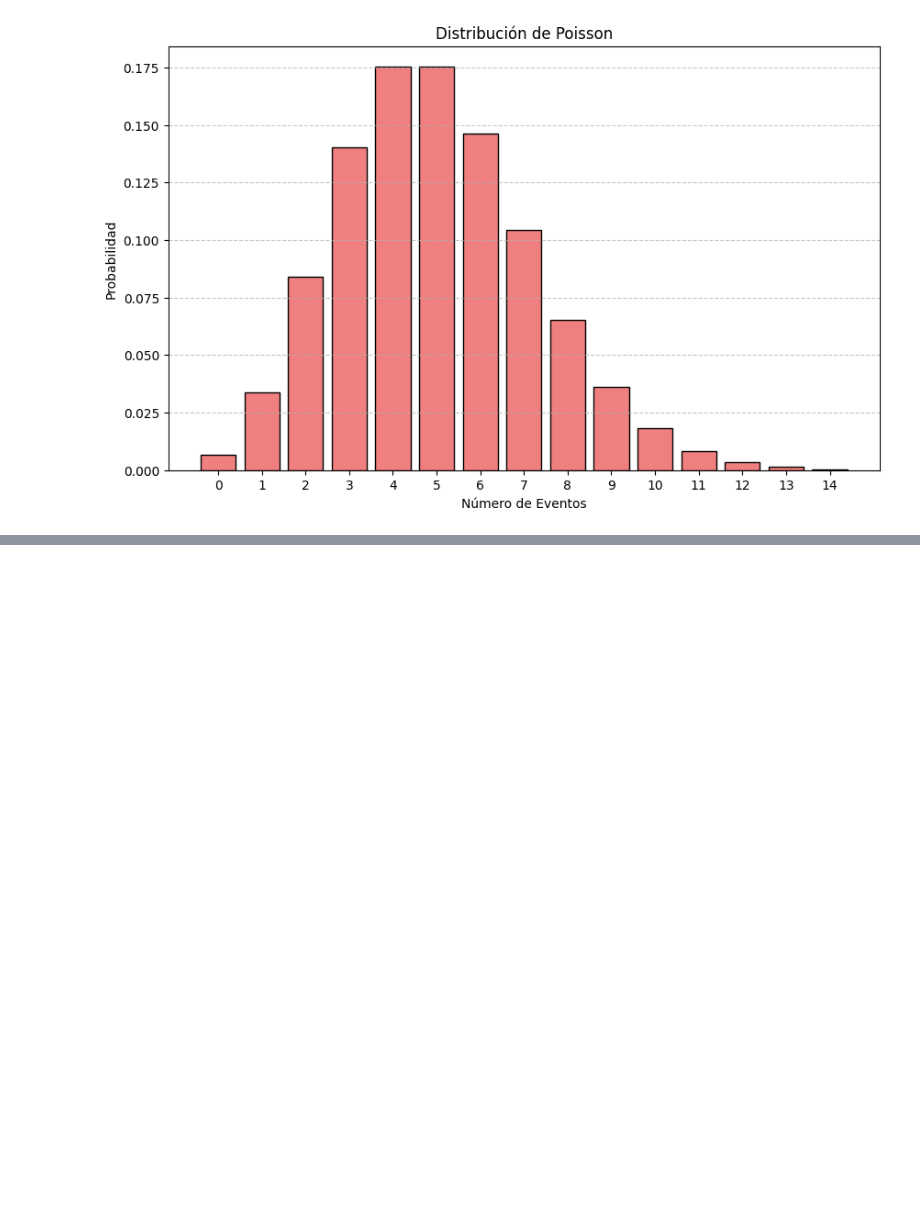
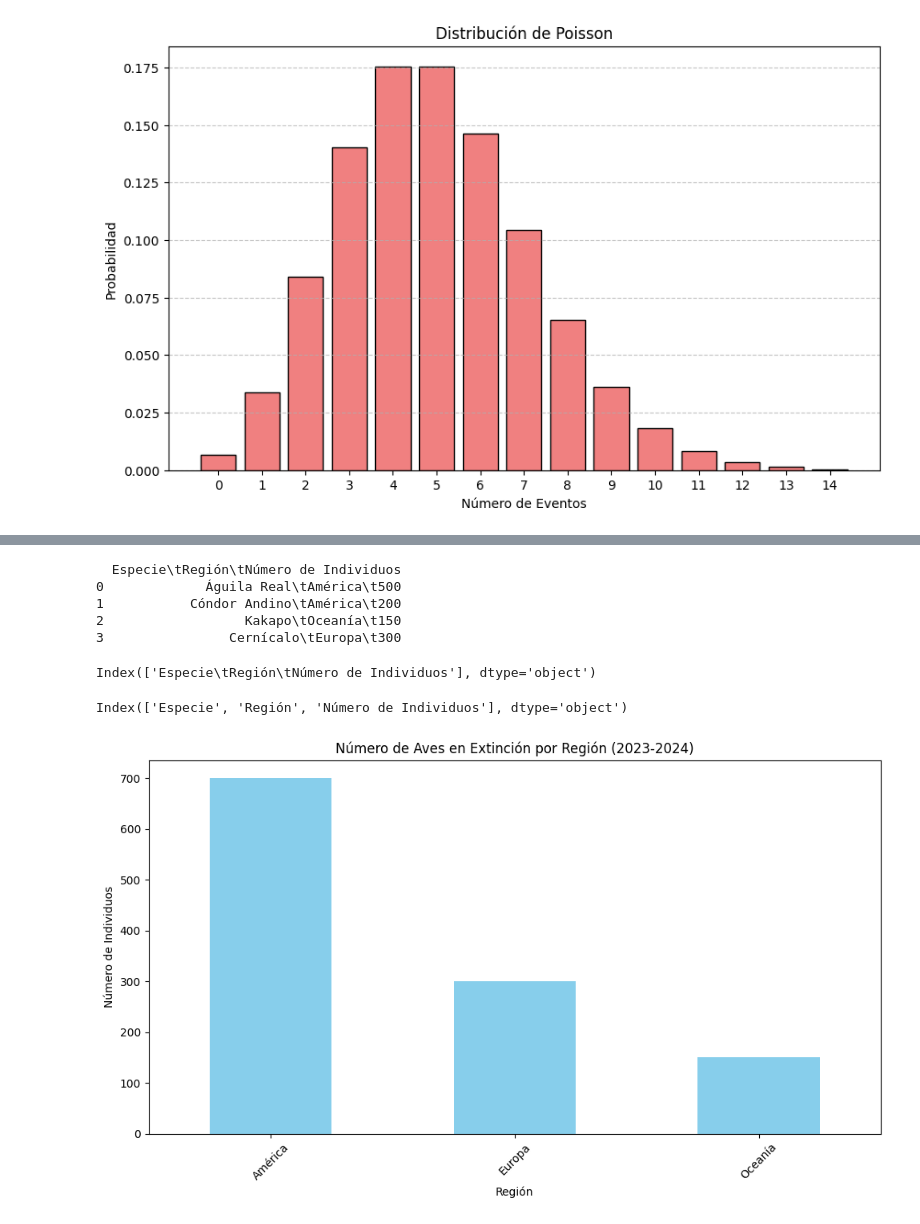
Before and after one commit to Vanessa0ne/phyton, a Jupyter notebook: HISTOGRAMA_CON_PYTHON.ipynb, the cells around one changed output, grey strips where cells are left out. Cells and saved outputs as stored; diff of their text form; code cells hidden in the pictures; blank space fills up the shorter version.

```diff
--- a/HISTOGRAMA_CON_PYTHON.ipynb
+++ b/HISTOGRAMA_CON_PYTHON.ipynb
@@ -721,0 +724,48 @@ plt.show()
+# %%
+print(df.head())
+# %% [output]
+  Especie\tRegión\tNúmero de Individuos
+0             Águila Real\tAmérica\t500
+1           Cóndor Andino\tAmérica\t200
+2                  Kakapo\tOceanía\t150
+3                Cernícalo\tEuropa\t300
+# %%
+# Elimina posibles espacios o tabulaciones en los nombres de las columnas
+df.columns = df.columns.str.strip()
+
+# Verifica los nombres de las columnas nuevamente
+print(df.columns)
+# %% [output]
+Index(['Especie\tRegión\tNúmero de Individuos'], dtype='object')
+# %%
+import pandas as pd
+import matplotlib.pyplot as plt
+
+# Leer los datos desde el archivo CSV (ajustar el delimitador si es necesario)
+df = pd.read_csv('aves_extincion.csv', delimiter='\t')
+
+# Limpiar los nombres de las columnas
+df.columns = df.columns.str.strip()
+
+# Verificar los nombres de las columnas
+print(df.columns)
+
+# Agrupar por región y sumar el número de individuos
+data = df.groupby('Región')['Número de Individuos'].sum()
+
+# Crear el histograma
+plt.figure(figsize=(10, 6))
+data.plot(kind='bar', color='skyblue')
+
+# Configurar etiquetas y título
+plt.xlabel('Región')
+plt.ylabel('Número de Individuos')
+plt.title('Número de Aves en Extinción por Región (2023-2024)')
+plt.xticks(rotation=45)
+plt.tight_layout()
+
+# Mostrar el gráfico
+plt.show()
+# %% [output]
+Index(['Especie', 'Región', 'Número de Individuos'], dtype='object')
+[figure, added]
```
Also changed, not shown: parts of 1 cell of this notebook.
